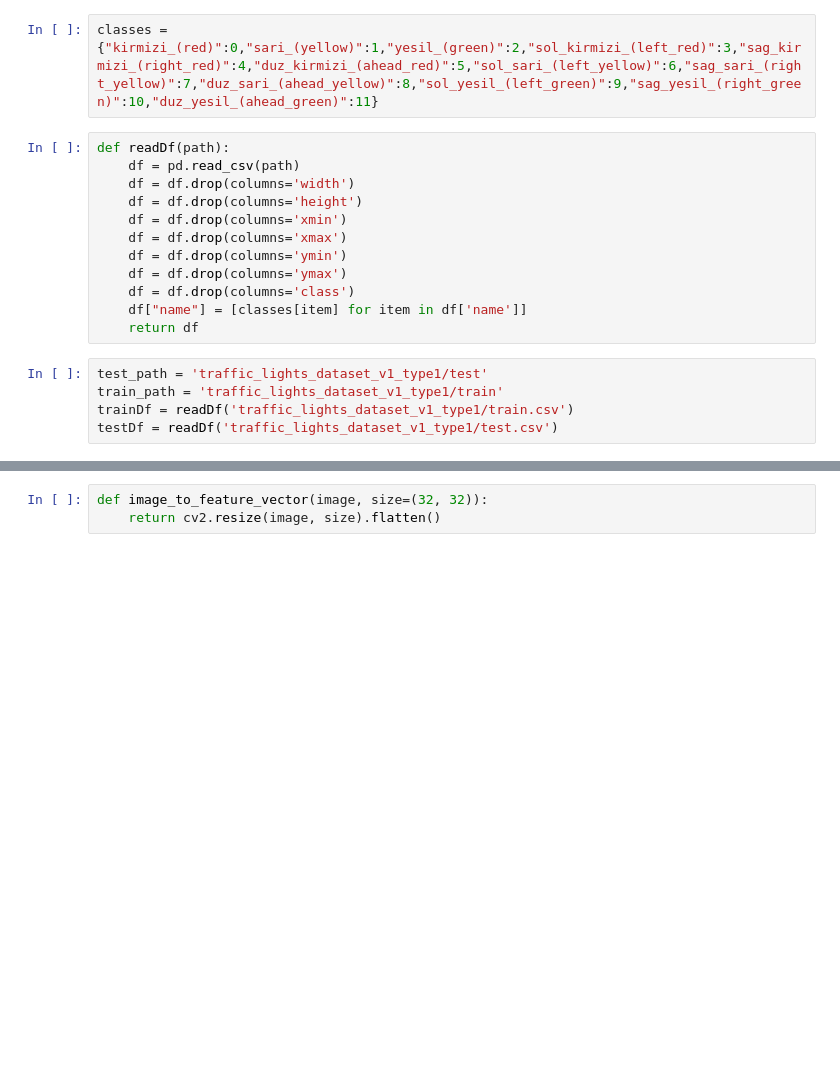
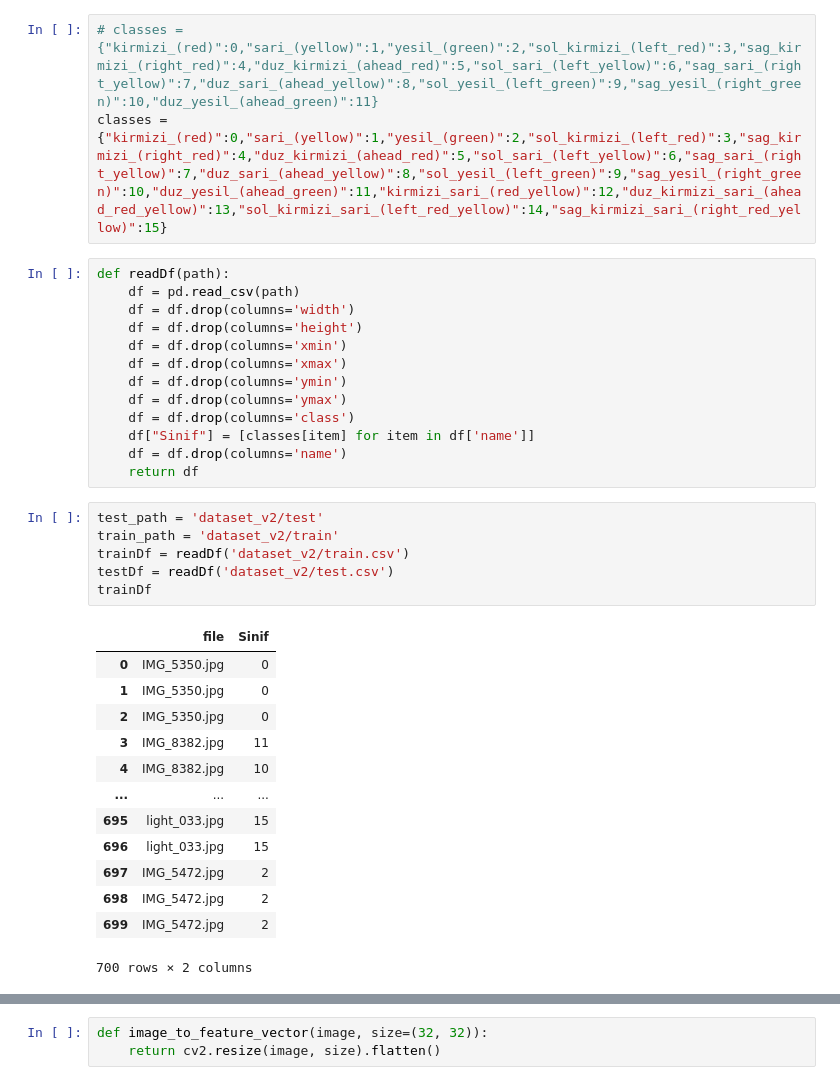
Before and after one commit to TahsinEnesKuru/Turkiye-Trafik-Isiklari-Tespiti, a Jupyter notebook: knn_note.ipynb, the cells around one changed output, grey strips where cells are left out. Saved outputs shown, nothing was run; the diff lists cells and outputs as text; blank space fills up the shorter version.

```diff
--- a/knn_note.ipynb
+++ b/knn_note.ipynb
@@ -10,5 +16,6 @@ from sklearn.metrics import accuracy_score
 # %%
-classes = {"kirmizi_(red)":0,"sari_(yellow)":1,"yesil_(green)":2,"sol_kirmizi_(left_red)":3,"sag_kirmizi_(right_red)":4,"duz_kirmizi_(ahead_red)":5,"sol_sari_(left_yellow)":6,"sag_sari_(right_yellow)":7,"duz_sari_(ahead_yellow)":8,"sol_yesil_(left_green)":9,"sag_yesil_(right_green)":10,"duz_yesil_(ahead_green)":11}
+# classes = {"kirmizi_(red)":0,"sari_(yellow)":1,"yesil_(green)":2,"sol_kirmizi_(left_red)":3,"sag_kirmizi_(right_red)":4,"duz_kirmizi_(ahead_red)":5,"sol_sari_(left_yellow)":6,"sag_sari_(right_yellow)":7,"duz_sari_(ahead_yellow)":8,"sol_yesil_(left_green)":9,"sag_yesil_(right_green)":10,"duz_yesil_(ahead_green)":11}
+classes = {"kirmizi_(red)":0,"sari_(yellow)":1,"yesil_(green)":2,"sol_kirmizi_(left_red)":3,"sag_kirmizi_(right_red)":4,"duz_kirmizi_(ahead_red)":5,"sol_sari_(left_yellow)":6,"sag_sari_(right_yellow)":7,"duz_sari_(ahead_yellow)":8,"sol_yesil_(left_green)":9,"sag_yesil_(right_green)":10,"duz_yesil_(ahead_green)":11,"kirmizi_sari_(red_yellow)":12,"duz_kirmizi_sari_(ahead_red_yellow)":13,"sol_kirmizi_sari_(left_red_yellow)":14,"sag_kirmizi_sari_(right_red_yellow)":15}
 # %%
 def readDf(path):
     df = pd.read_csv(path)
@@ -19,10 +26,26 @@ def readDf(path):
     df = df.drop(columns='ymin')
     df = df.drop(columns='ymax')
     df = df.drop(columns='class')
-    df["name"] = [classes[item] for item in df['name']]
+    df["Sinif"] = [classes[item] for item in df['name']]
+    df = df.drop(columns='name')
     return df
 # %%
-test_path = 'traffic_lights_dataset_v1_type1/test'
-train_path = 'traffic_lights_dataset_v1_type1/train'
-trainDf = readDf('traffic_lights_dataset_v1_type1/train.csv')
-testDf = readDf('traffic_lights_dataset_v1_type1/test.csv')
+test_path = 'dataset_v2/test'
+train_path = 'dataset_v2/train'
+trainDf = readDf('dataset_v2/train.csv')
+testDf = readDf('dataset_v2/test.csv')
+trainDf
+# %% [output]
+|  | file | Sinif |
+| 0 | IMG_5350.jpg | 0 |
+| 1 | IMG_5350.jpg | 0 |
+| 2 | IMG_5350.jpg | 0 |
+| 3 | IMG_8382.jpg | 11 |
+| 4 | IMG_8382.jpg | 10 |
+| ... | ... | ... |
+| 695 | light_033.jpg | 15 |
+| 696 | light_033.jpg | 15 |
+| 697 | IMG_5472.jpg | 2 |
+| 698 | IMG_5472.jpg | 2 |
+| 699 | IMG_5472.jpg | 2 |
+700 rows × 2 columns
```
Also changed, not shown: parts of 10 cells of this notebook.
